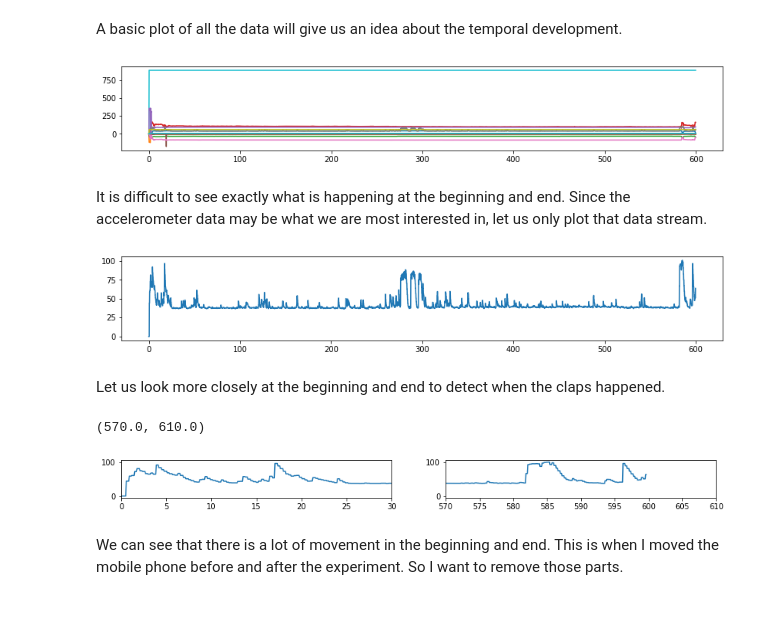
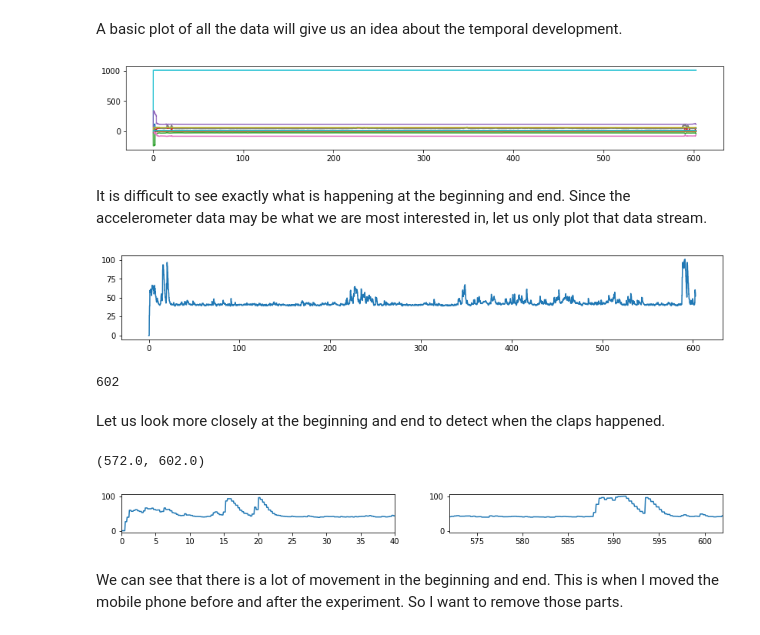
Before and after one commit to alexarje/stillstanding, a Jupyter notebook: code/processed.ipynb, the cells around one changed output. Saved outputs shown, nothing was run; the diff lists cells and outputs as text; code cells hidden in the pictures.

```diff
--- a/code/processed.ipynb
+++ b/code/processed.ipynb
@@ -51,4 +52,4 @@ Deprecated in NumPy 1.20; for more details and guidance: https://numpy.org/devdo
 # %%
-fn_audio     = '../1-raw/2023-02-21-005.WAV'
-fn_polar     = '../1-raw/2023-02-21_19-01-25_polar.CSV'
-fn_IMU       = '../1-raw/2023-02-21T19.01.12.csv'
+fn_audio     = '../1-raw/2023-04-06-001.WAV'
+fn_polar     = '../1-raw/2023-04-06_15-08-49_polar.CSV'
+fn_IMU       = '../1-raw/2023-04-06T15.08.37.csv'
@@ -510,29 +312,34 @@ A basic plot of all the data will give us an idea about the temporal development
 fig = plt.figure(figsize=(14,2))
 plt.plot(data);
 # %% [output]
-[figure, old version]
+[figure, new version]
 # %% [markdown]
 It is difficult to see exactly what is happening at the beginning and end. Since the accelerometer data may be what we are most interested in, let us only plot that data stream.
 # %%
 fig, ax = plt.subplots(figsize=(14,2))
 plt.plot(data.Gain);
 # %% [output]
-[figure, old version]
+[figure, new version]
+# %%
+data_duration=int(data.index[-1])
+data_duration
+# %% [output]
+602
 # %% [markdown]
 Let us look more closely at the beginning and end to detect when the claps happened.
 # %%
 fig, ax = plt.subplots(figsize=(14,2))
 
 ax1 = plt.subplot(2, 2, 1)
 plt.plot(data.Gain);
-ax1.set_xlim(0, 30)
+ax1.set_xlim(0, 40)
 
 ax2 = plt.subplot(2, 2, 2)
 plt.plot(data.Gain);
-ax2.set_xlim(570, 610)
+ax2.set_xlim((data_duration-30), data_duration)
 # %% [output]
-(570.0, 610.0)
+(572.0, 602.0)
-[figure, old version]
+[figure, new version]
 # %% [markdown]
 We can see that there is a lot of movement in the beginning and end. This is when I moved the mobile phone before and after the experiment. So I want to remove those parts.
 # %%
```
Also changed, not shown: parts of 71 cells of this notebook.
